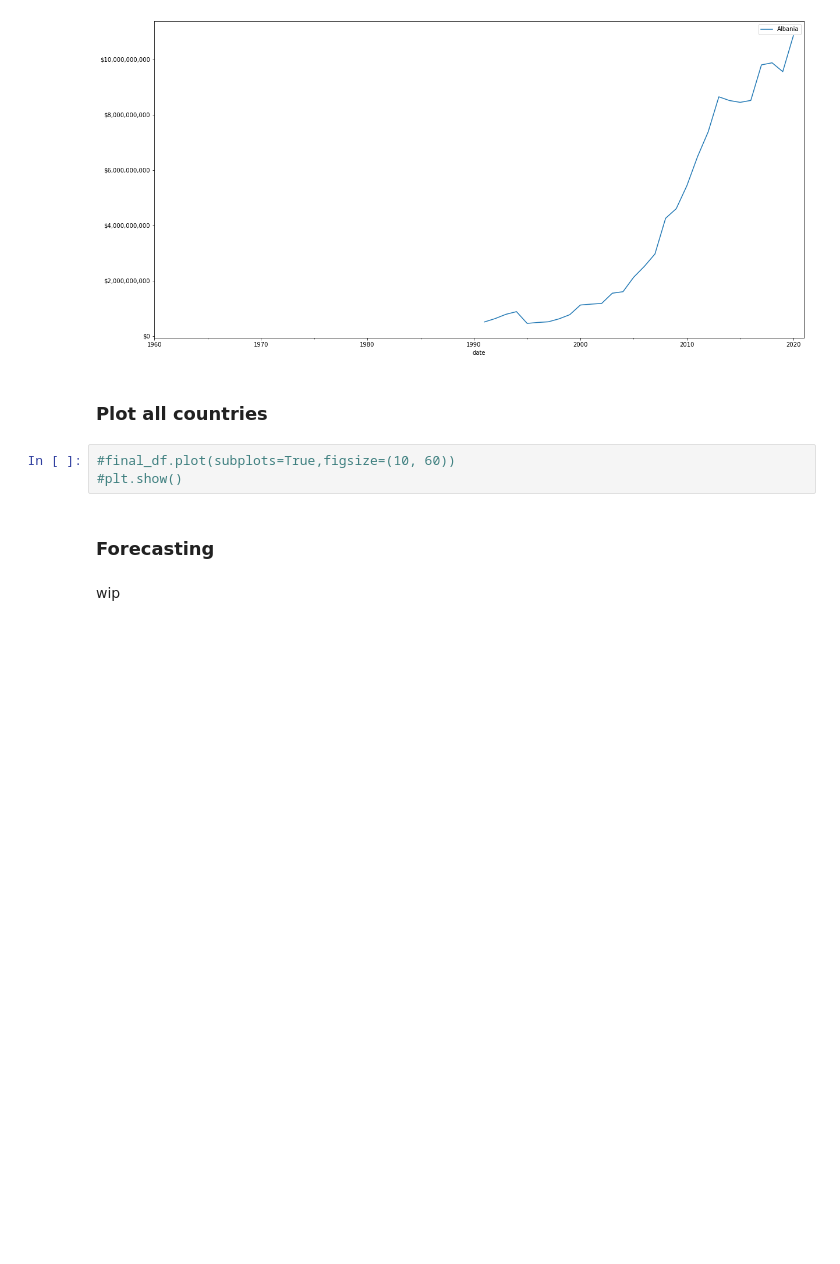
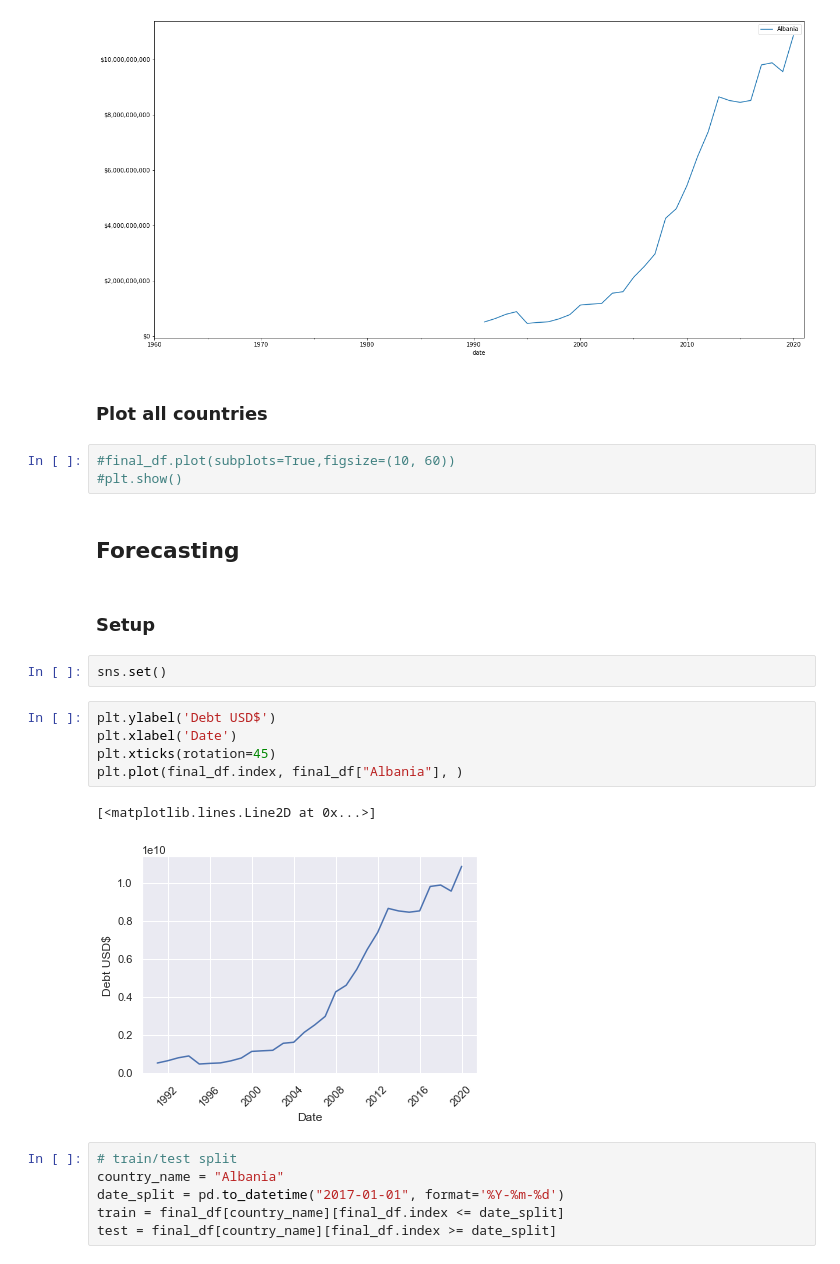
Before and after one commit to a7u7a/blokis-intl-debt, a Jupyter notebook: get-debt.ipynb, the cells around one changed output. Drawn from its saved outputs; the diff is of its cells as text; blank space fills up the shorter version.

Commit message:
wip forecasting

```diff
--- a/get-debt.ipynb
+++ b/get-debt.ipynb
@@ -177,6 +160,22 @@ plt.show()
 #final_df.plot(subplots=True,figsize=(10, 60))
 #plt.show()
 # %% [markdown]
-### Forecasting
+## Forecasting
-# %% [markdown]
-wip
+# %% [markdown]
+### Setup
+# %%
+sns.set()
+# %%
+plt.ylabel('Debt USD$')
+plt.xlabel('Date')
+plt.xticks(rotation=45)
+plt.plot(final_df.index, final_df["Albania"], )
+# %% [output]
+[<matplotlib.lines.Line2D at 0x...>]
+[figure, added]
+# %%
+# train/test split
+country_name = "Albania"
+date_split = pd.to_datetime("2017-01-01", format='%Y-%m-%d')
+train = final_df[country_name][final_df.index <= date_split]
+test = final_df[country_name][final_df.index >= date_split]
```
Also changed, not shown: parts of 16 cells of this notebook.
